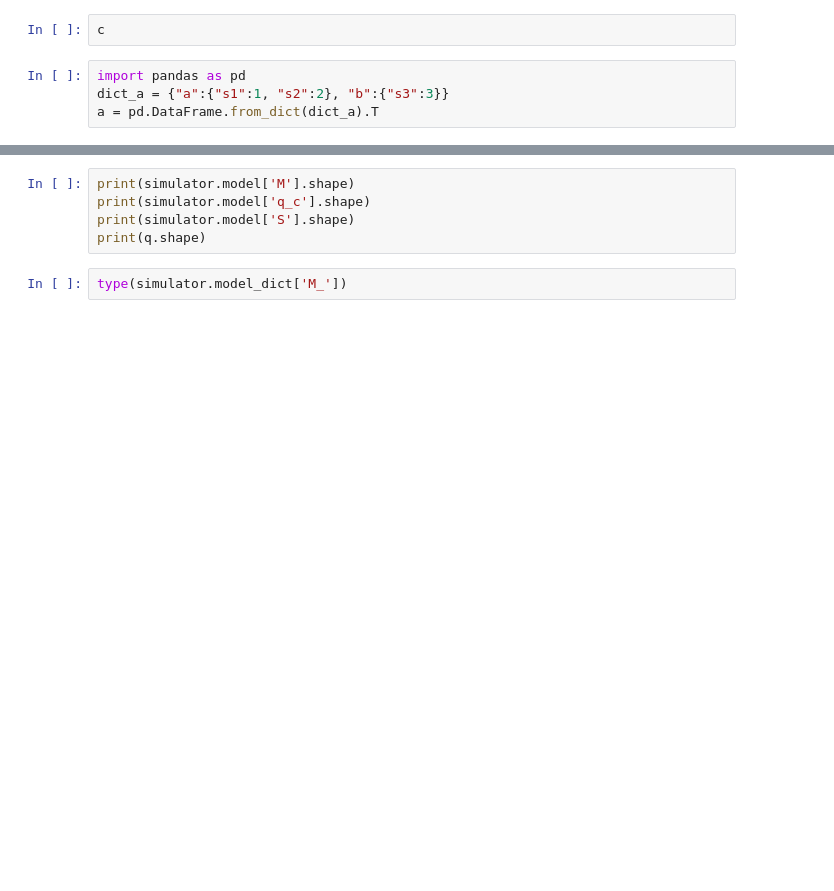
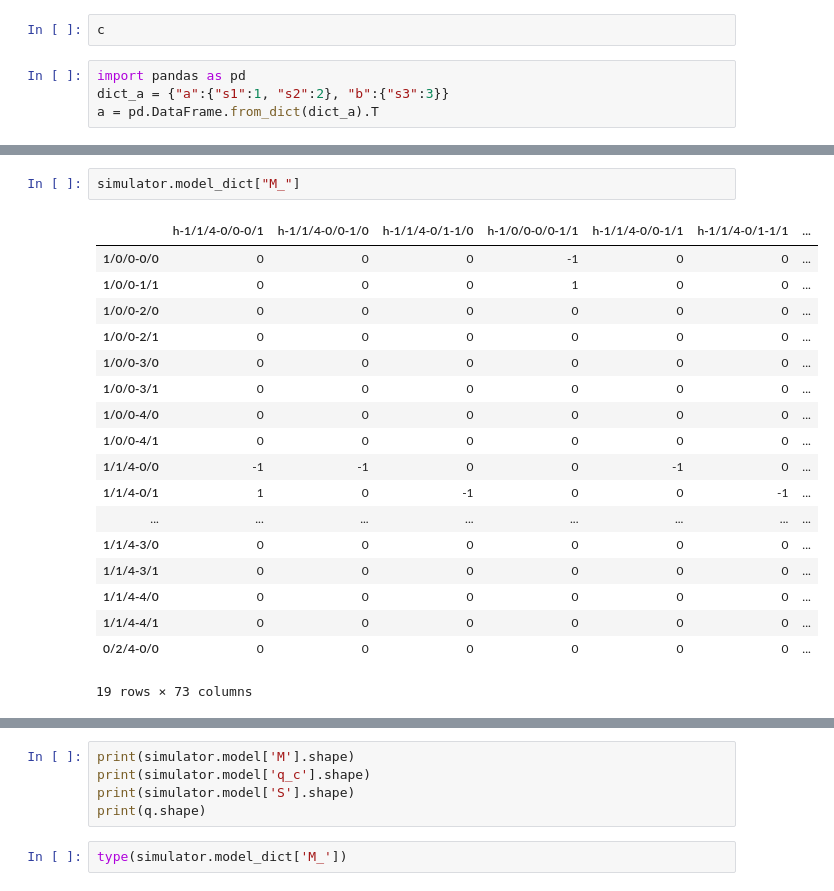
Before and after one commit to arizona95/BEAT, a Jupyter notebook: lab/experiment.ipynb, the cells around one changed output, grey strips where cells are left out. Drawn from its saved outputs; the diff is of its cells as text; blank space fills up the shorter version.

```diff
--- a/lab/experiment.ipynb
+++ b/lab/experiment.ipynb
@@ -156,0 +188,21 @@ simulator.model
+# %%
+simulator.model_dict["M_"]
+# %% [output]
+|  | h-1/1/4-0/0-0/1 | h-1/1/4-0/0-1/0 | h-1/1/4-0/1-1/0 | h-1/0/0-0/0-1/1 | h-1/1/4-0/0-1/1 | h-1/1/4-0/1-1/1 | ... |
+| 1/0/0-0/0 | 0 | 0 | 0 | -1 | 0 | 0 | ... |
+| 1/0/0-1/1 | 0 | 0 | 0 | 1 | 0 | 0 | ... |
+| 1/0/0-2/0 | 0 | 0 | 0 | 0 | 0 | 0 | ... |
+| 1/0/0-2/1 | 0 | 0 | 0 | 0 | 0 | 0 | ... |
+| 1/0/0-3/0 | 0 | 0 | 0 | 0 | 0 | 0 | ... |
+| 1/0/0-3/1 | 0 | 0 | 0 | 0 | 0 | 0 | ... |
+| 1/0/0-4/0 | 0 | 0 | 0 | 0 | 0 | 0 | ... |
+| 1/0/0-4/1 | 0 | 0 | 0 | 0 | 0 | 0 | ... |
+| 1/1/4-0/0 | -1 | -1 | 0 | 0 | -1 | 0 | ... |
+| 1/1/4-0/1 | 1 | 0 | -1 | 0 | 0 | -1 | ... |
+| ... | ... | ... | ... | ... | ... | ... | ... |
+| 1/1/4-3/0 | 0 | 0 | 0 | 0 | 0 | 0 | ... |
+| 1/1/4-3/1 | 0 | 0 | 0 | 0 | 0 | 0 | ... |
+| 1/1/4-4/0 | 0 | 0 | 0 | 0 | 0 | 0 | ... |
+| 1/1/4-4/1 | 0 | 0 | 0 | 0 | 0 | 0 | ... |
+| 0/2/4-0/0 | 0 | 0 | 0 | 0 | 0 | 0 | ... |
+19 rows × 73 columns
```
Also changed, not shown: parts of 11 cells of this notebook, 4 other files.
